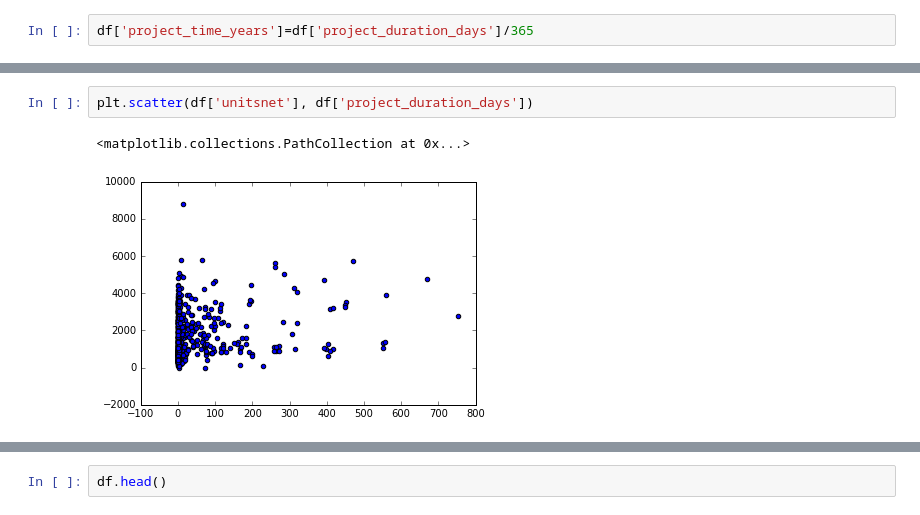
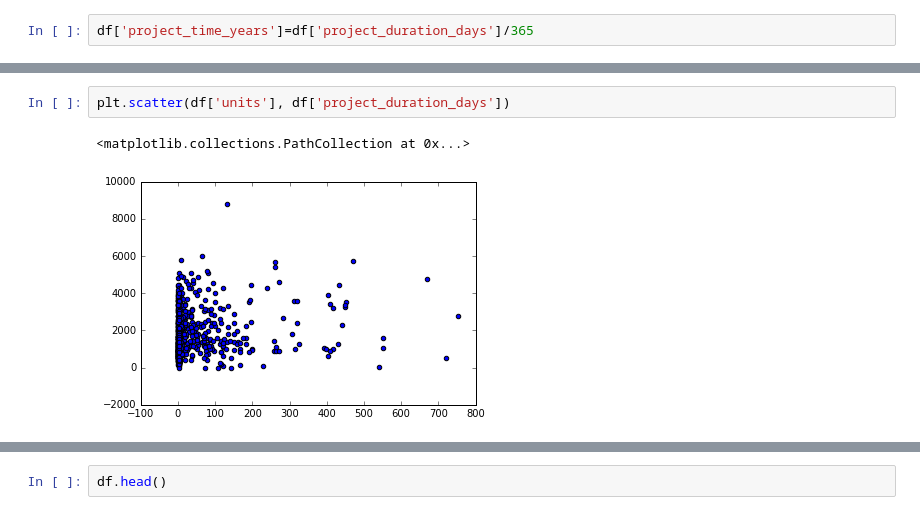
Before and after one commit to sfbrigade/datasci-housing-pipeline, a Jupyter notebook: analysis/average_project_length/brian/Summary_Analysis.ipynb, the cells around one changed output, grey strips where cells are left out. Saved outputs shown, nothing was run; the diff lists cells and outputs as text.

```diff
--- a/analysis/average_project_length/brian/Summary_Analysis.ipynb
+++ b/analysis/average_project_length/brian/Summary_Analysis.ipynb
@@ -96,8 +98,8 @@ plt.show()
 # %%
-plt.scatter(df['unitsnet'], df['project_duration_days'])
+plt.scatter(df['units'], df['project_duration_days'])
 # %% [output]
 <matplotlib.collections.PathCollection at 0x...>
-[figure, old version]
+[figure, new version]
 # %%
 # Top 5 longest projects
 df.sort_values('project_time_years', ascending = False)[0:5]
```
Also changed, not shown: parts of 8 cells of this notebook, 9 other files.
